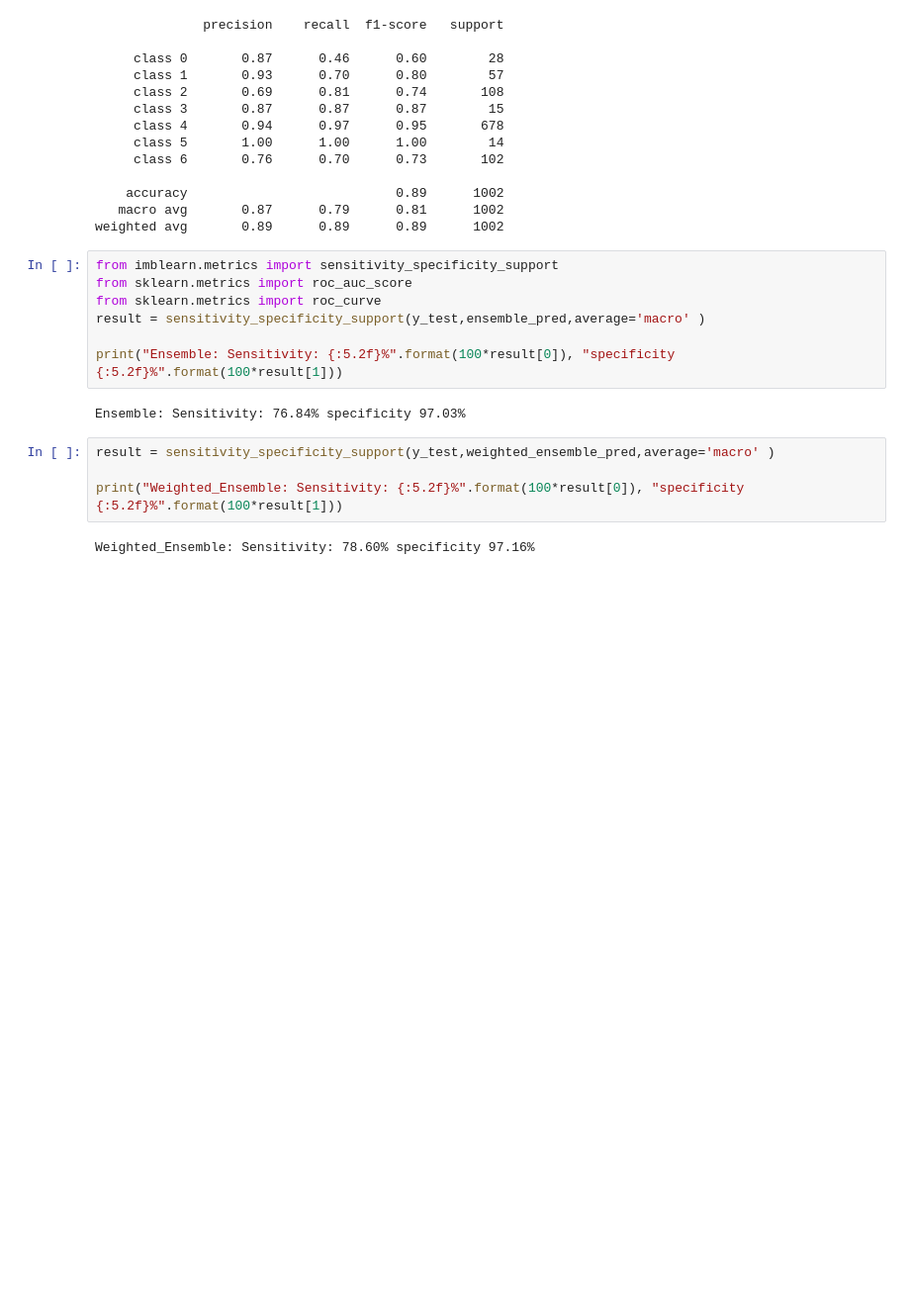
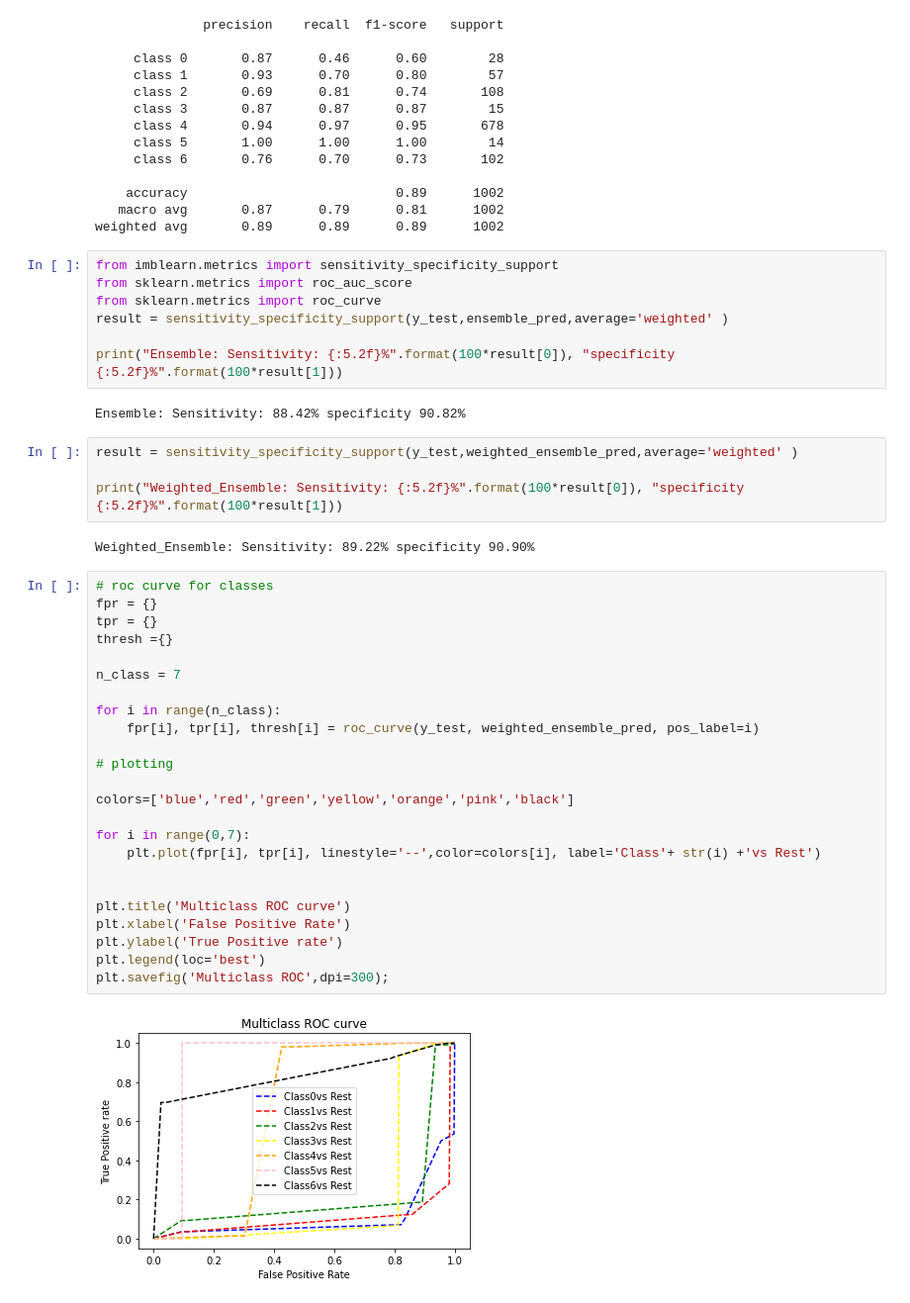
Before and after one commit to mansivv9/Skin_cancer, a Jupyter notebook: ensemble-weightedensemble.ipynb, the cells around one changed output. Shown: that part at 99% size. Saved outputs shown, nothing was run; the diff lists cells and outputs as text; blank space fills up the shorter version.

Commit message:
Kaggle Notebook | Ensemble&WeightedEnsemble | Version 2

```diff
--- a/ensemble-weightedensemble.ipynb
+++ b/ensemble-weightedensemble.ipynb
@@ -456,14 +500,40 @@ weighted avg       0.89      0.89      0.89      1002
 from imblearn.metrics import sensitivity_specificity_support
 from sklearn.metrics import roc_auc_score
 from sklearn.metrics import roc_curve
-result = sensitivity_specificity_support(y_test,ensemble_pred,average='macro' )
+result = sensitivity_specificity_support(y_test,ensemble_pred,average='weighted' )
 
 print("Ensemble: Sensitivity: {:5.2f}%".format(100*result[0]), "specificity {:5.2f}%".format(100*result[1]))
 # %% [output]
-Ensemble: Sensitivity: 76.84% specificity 97.03%
+Ensemble: Sensitivity: 88.42% specificity 90.82%
 # %%
-result = sensitivity_specificity_support(y_test,weighted_ensemble_pred,average='macro' )
+result = sensitivity_specificity_support(y_test,weighted_ensemble_pred,average='weighted' )
 
 print("Weighted_Ensemble: Sensitivity: {:5.2f}%".format(100*result[0]), "specificity {:5.2f}%".format(100*result[1]))
 # %% [output]
-Weighted_Ensemble: Sensitivity: 78.60% specificity 97.16%
+Weighted_Ensemble: Sensitivity: 89.22% specificity 90.90%
+# %%
+# roc curve for classes
+fpr = {}
+tpr = {}
+thresh ={}
+
+n_class = 7
+
+for i in range(n_class):
+    fpr[i], tpr[i], thresh[i] = roc_curve(y_test, weighted_ensemble_pred, pos_label=i)
+
+# plotting
+
+colors=['blue','red','green','yellow','orange','pink','black']
+
+for i in range(0,7):
+    plt.plot(fpr[i], tpr[i], linestyle='--',color=colors[i], label='Class'+ str(i) +'vs Rest')
+
+
+plt.title('Multiclass ROC curve')
+plt.xlabel('False Positive Rate')
+plt.ylabel('True Positive rate')
+plt.legend(loc='best')
+plt.savefig('Multiclass ROC',dpi=300);
+# %% [output]
+[figure, added]
```
Also changed, not shown: parts of 17 cells of this notebook.
